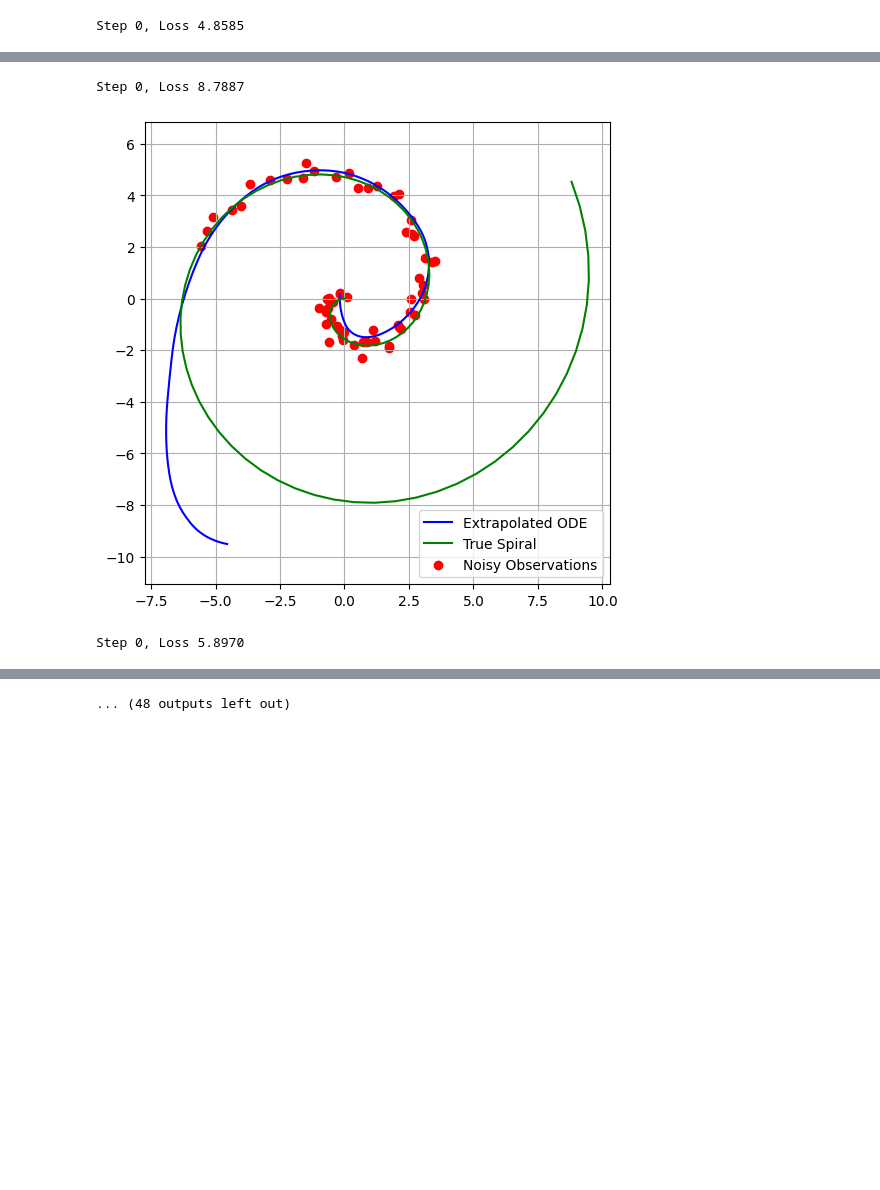
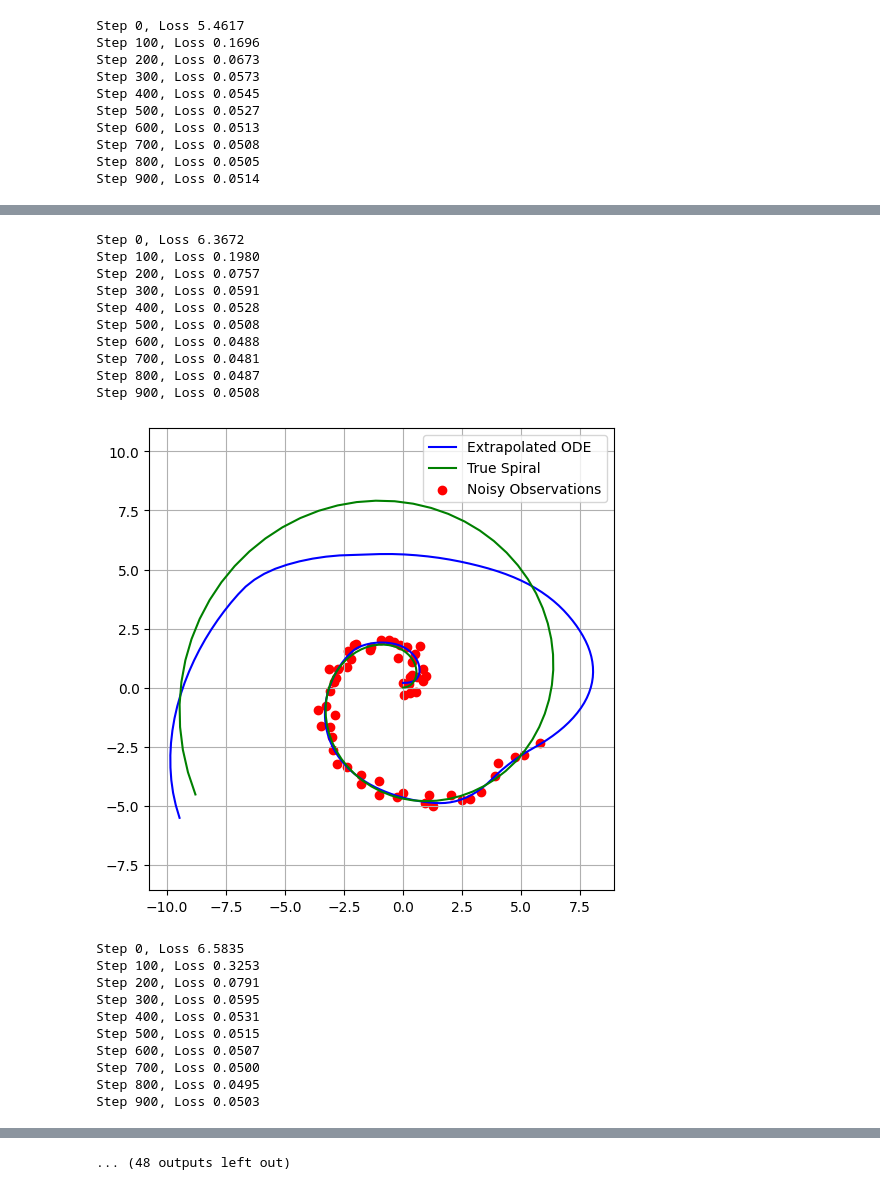
Before and after one commit to takuro913/JIKKEN_NeuralODE_2025, a Jupyter notebook: Spiral_Predict.ipynb, the cells around one changed output, grey strips where cells are left out. Saved outputs shown, nothing was run; the diff lists cells and outputs as text; code cells hidden in the pictures; blank space fills up the shorter version.

```diff
--- a/Spiral_Predict.ipynb
+++ b/Spiral_Predict.ipynb
@@ -201,7 +201,7 @@ for j in range(n):
     """
 
     # 外挿用
-    for itr in range(100):
+    for itr in range(1000):
         optimizer.zero_grad()
         pred_y = odeint(func, y0, t_train) #[60, 1, 2]
         pred_y = pred_y.permute(1, 0, 2) #[1, 60, 2]
@@ -246,4 +246,13 @@ all_result_df.to_csv("pred_y_extrapolated_all.csv", index=False, encoding="utf-8
 
 # 各回の平均を取って一つの結果を出す
 # %% [output]
-Step 0, Loss 4.8585
+Step 0, Loss 5.4617
+Step 100, Loss 0.1696
+Step 200, Loss 0.0673
+Step 300, Loss 0.0573
+Step 400, Loss 0.0545
+Step 500, Loss 0.0527
+Step 600, Loss 0.0513
+Step 700, Loss 0.0508
+Step 800, Loss 0.0505
+Step 900, Loss 0.0514
@@ -251,3 +260,21 @@ Step 0, Loss 4.8585
-Step 0, Loss 8.7887
+Step 0, Loss 6.3672
+Step 100, Loss 0.1980
+Step 200, Loss 0.0757
+Step 300, Loss 0.0591
+Step 400, Loss 0.0528
+Step 500, Loss 0.0508
+Step 600, Loss 0.0488
+Step 700, Loss 0.0481
+Step 800, Loss 0.0487
+Step 900, Loss 0.0508
-[figure, old version]
+[figure, new version]
-Step 0, Loss 5.8970
+Step 0, Loss 6.5835
+Step 100, Loss 0.3253
+Step 200, Loss 0.0791
+Step 300, Loss 0.0595
+Step 400, Loss 0.0531
+Step 500, Loss 0.0515
+Step 600, Loss 0.0507
+Step 700, Loss 0.0500
+Step 800, Loss 0.0495
+Step 900, Loss 0.0503
```
Also changed, not shown: parts of 4 cells of this notebook, 1 other file.
